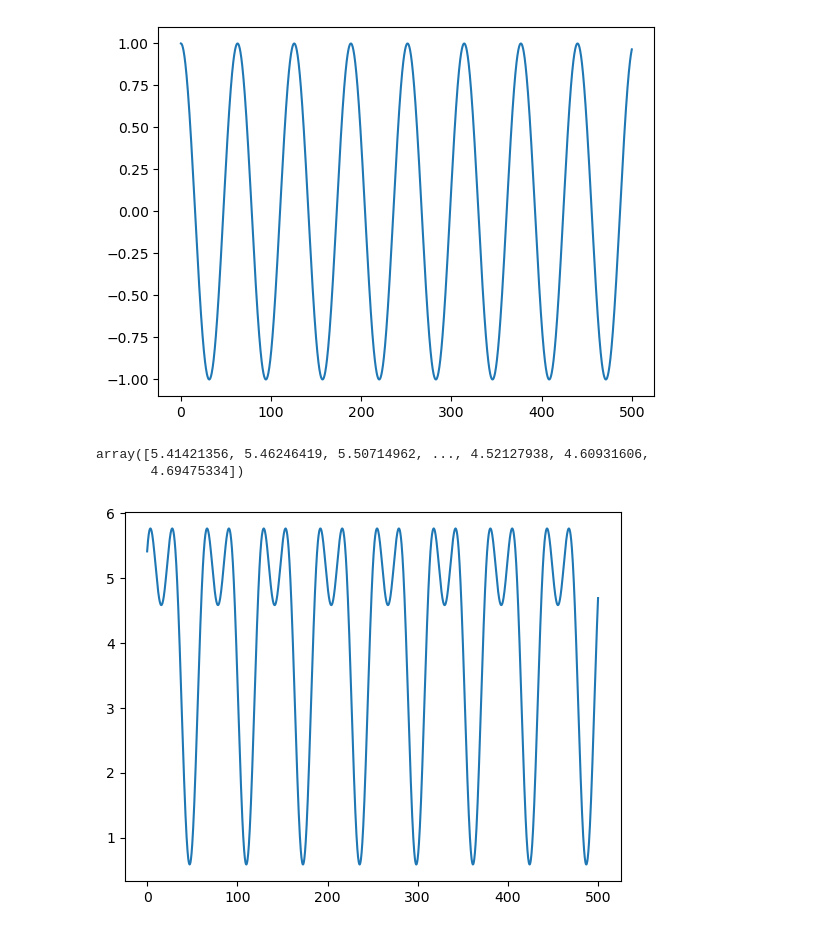
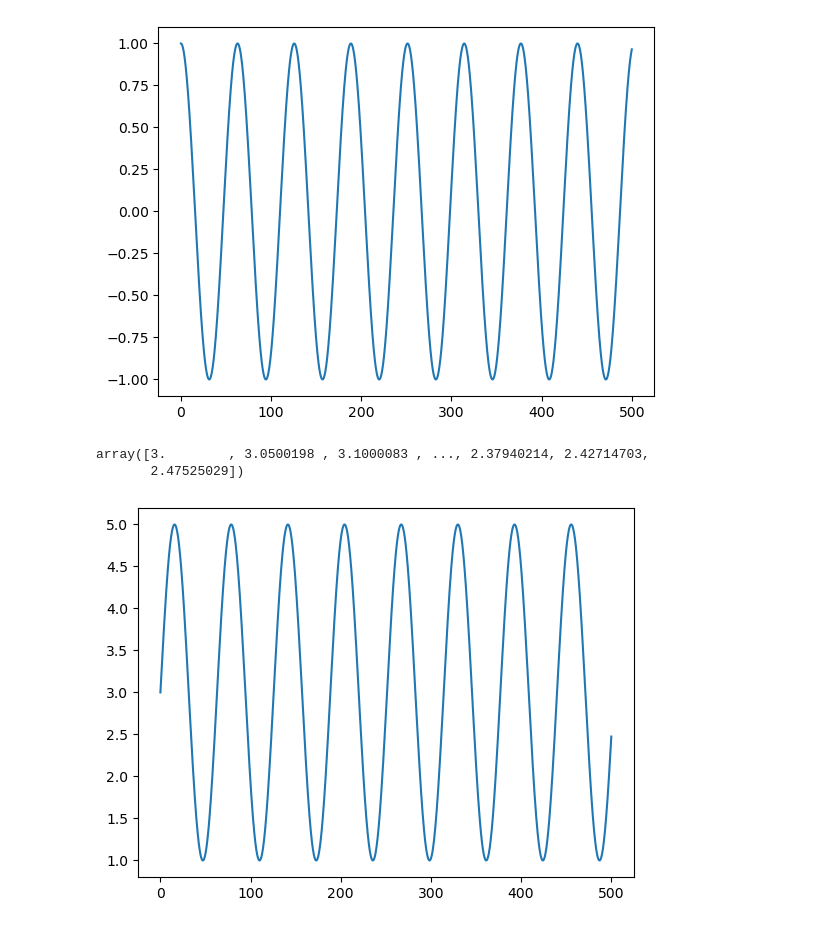
Before and after one commit to kaitlynchen1/moment-of-velocity, a Jupyter notebook: moment of velocity.ipynb, the cells around one changed output. Drawn from its saved outputs; the diff is of its cells as text; code cells hidden in the pictures.

```diff
--- a/moment of velocity.ipynb
+++ b/moment of velocity.ipynb
@@ -37,33 +37,25 @@ array([1.        , 0.9996872 , 0.99874901, ..., 0.95063903, 0.95810222,
 # %%
 def avg_v2_one_mode(t, omega, psi, A, B, sigma, vrot):
     """<v^2> for one mode"""
-    C = np.sqrt(A**2-B**2)
+    C = .5*(A**2-B**2)
     term1 = C*np.cos(2*omega*t+2*psi)
 
     D = 2*vrot*B
     term2 = D*np.sin(omega*t + psi)
 
-    term3 = 0
-    term4 = 0
     # double summations are 0
-#     Cb1 = .5*(A*A + B*B)
-#     term3 = Cb1*np.cos(omega*t + psi)
-
-#     Cs1 = .5*(A*A - B*B)
-#     term4 = Cb1*np.cos(omega*t + psi)
-
     E12 = .5*(A**2+B**2)
     Erot = vrot**2
     term5 = E12+Erot+sigma
 
-    return term1+term2+term3+term4+term5
+    return term1+term2+term5
 B=1
 plt.plot(t, avg_v2_one_mode(t, omega, psi, A, B, 1, 1))
 avg_v2_one_mode(t, omega, psi, A, B, 1, 1)
 # %% [output]
-array([5.41421356, 5.46246419, 5.50714962, ..., 4.52127938, 4.60931606,
-       4.69475334])
+array([3.        , 3.0500198 , 3.1000083 , ..., 2.37940214, 2.42714703,
+       2.47525029])
-[figure, old version]
+[figure, new version]
 # %% [markdown]
 ![image.png](attachment:image.png)
 # %%
```
Also changed, not shown: parts of 4 cells of this notebook.
